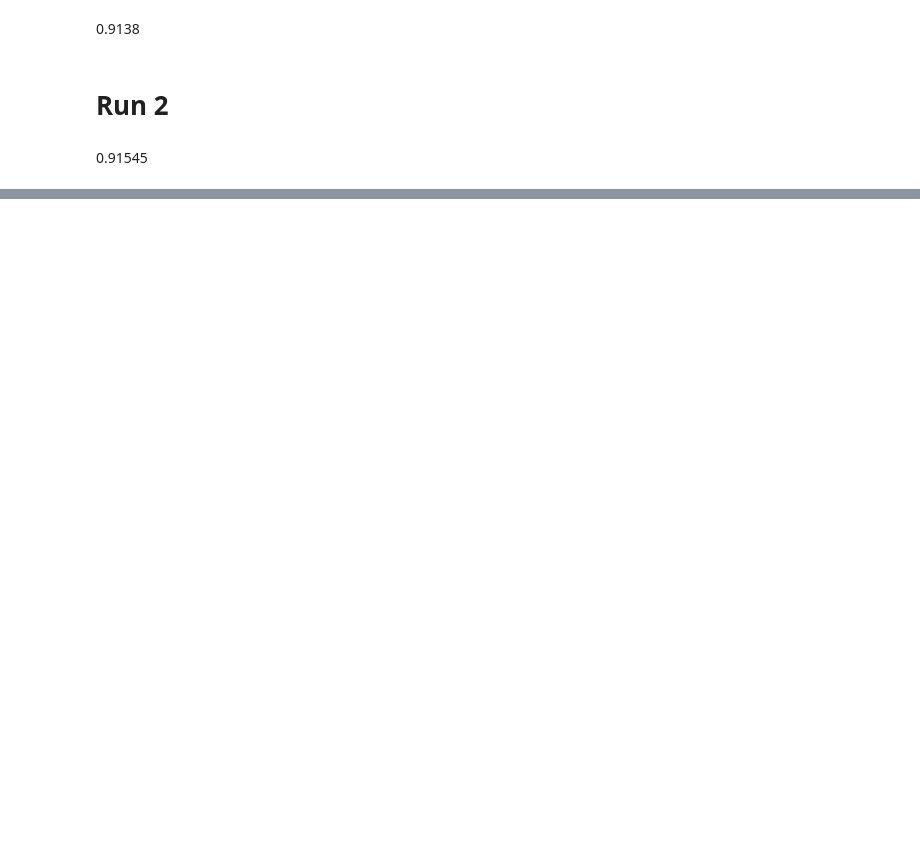
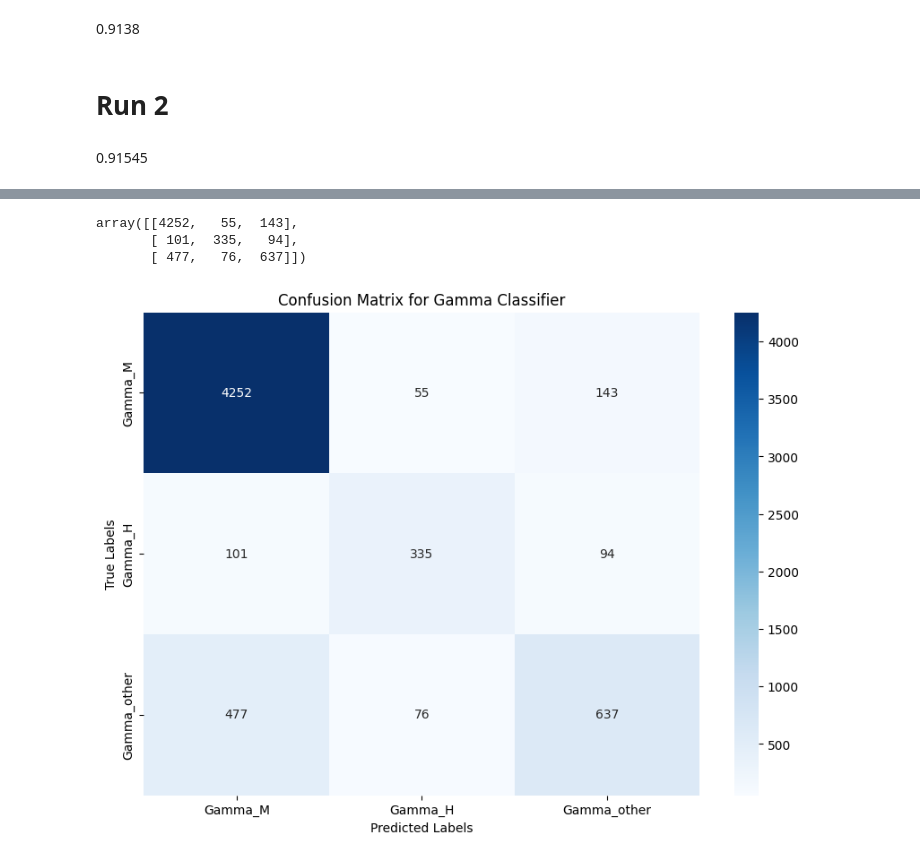
Before and after one commit to Oliver-Busemann/ICR, a Jupyter notebook: 8_Predict_Gamma.ipynb, the cells around one changed output, grey strips where cells are left out. Saved outputs shown, nothing was run; the diff lists cells and outputs as text; code cells hidden in the pictures; blank space fills up the shorter version.

```diff
--- a/8_Predict_Gamma.ipynb
+++ b/8_Predict_Gamma.ipynb
@@ -321,0 +469,25 @@ gamma_xgb_params = {'weight_M': 1.6574709291749559,
+# %%
+predictions_stack = np.concatenate(predictions, axis=0)
+# %%
+# for a single conf matrix classes are needed not 1hot
+targets_class = np.array([np.argmax(i) for i in targets_stack])
+# %%
+predictions_class = np.array([np.argmax(i) for i in predictions_stack])
+# %%
+conf_matrix = confusion_matrix(targets_class, predictions_class)
+# %%
+conf_matrix
+# %% [output]
+array([[4252,   55,  143],
+       [ 101,  335,   94],
+       [ 477,   76,  637]])
+# %%
+figure = plt.figure(figsize=(10, 7))
+class_labels = ['Gamma_M', 'Gamma_H', 'Gamma_other']
+sns.heatmap(conf_matrix, annot=True, cmap='Blues', fmt='d', xticklabels=class_labels, yticklabels=class_labels)
+plt.xlabel('Predicted Labels')
+plt.ylabel('True Labels')
+plt.title('Confusion Matrix for Gamma Classifier')
+plt.show()
+# %% [output]
+[figure, added]
```
Also changed, not shown: parts of 29 cells of this notebook.
